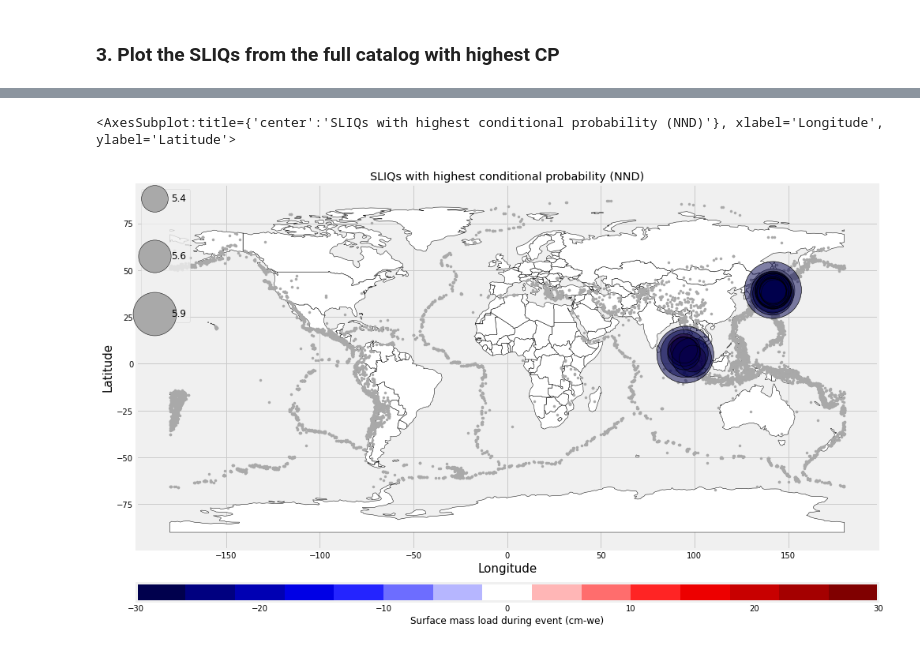
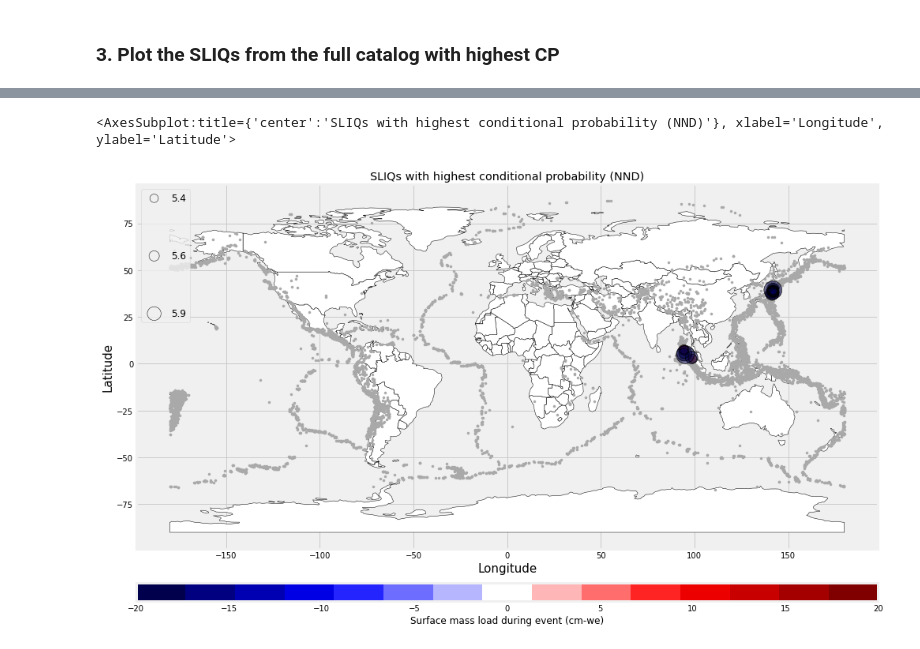
Before and after one commit to amandasyamsul/SLIQ, a Jupyter notebook: figure-3.ipynb, the cells around one changed output, grey strips where cells are left out. Saved outputs shown, nothing was run; the diff lists cells and outputs as text; code cells hidden in the pictures.

```diff
--- a/figure-3.ipynb
+++ b/figure-3.ipynb
@@ -43,6 +45,6 @@ importlib.reload(loadquakes)
 plt.style.use('fivethirtyeight')
 
 loadquakes.load_map_cb(catalog,sliq_full.head(10),sliq_full.dmass.head(10), [1,8,6],
-                'SLIQs with highest conditional probability (full catalog)',20,40,11)
+                'SLIQs with highest conditional probability (full catalog)',20,40,11,circle_scale=1e-6)
 # %% [output]
 <AxesSubplot:title={'center':'SLIQs with highest conditional probability (full catalog)'}, xlabel='Longitude', ylabel='Latitude'>
@@ -58,7 +60,7 @@ sliq_nnd=sliq_nnd.drop(['index'], axis=1)
 sliq_nnd['dmass']=sliq_nnd['dmass'].astype(float)
 # %%
 loadquakes.load_map_cb(catalog,sliq_nnd.head(20),sliq_nnd.dmass.head(20), [3,9,1],
-                'SLIQs with highest conditional probability (NND)',-30,30,11)
+                'SLIQs with highest conditional probability (NND)',-20,20,11,circle_scale=1e-6)
 # %% [output]
 <AxesSubplot:title={'center':'SLIQs with highest conditional probability (NND)'}, xlabel='Longitude', ylabel='Latitude'>
-[figure, old version]
+[figure, new version]
```
Also changed, not shown: parts of 14 cells of this notebook, 1 other file.
